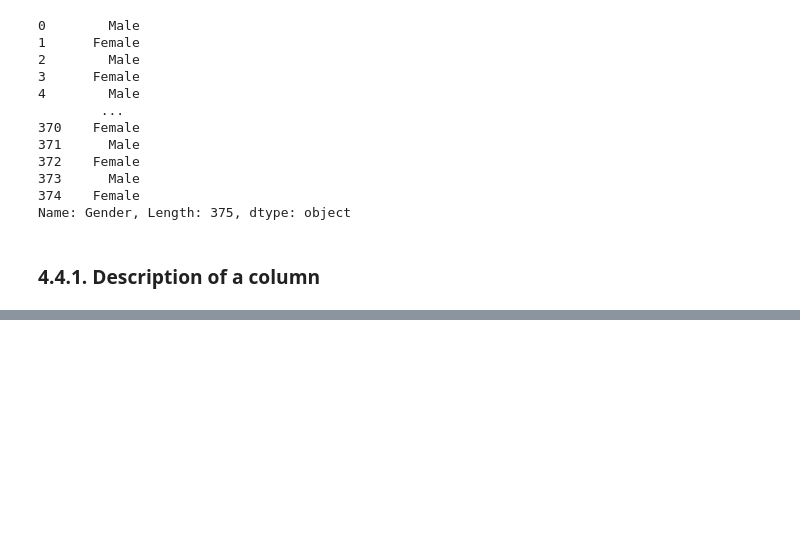
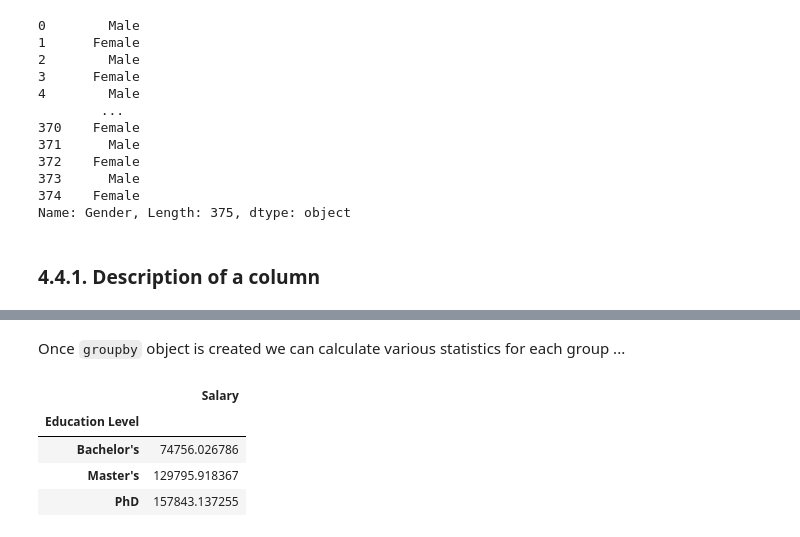
Before and after one commit to MYTE21/AI.Ultron, a Jupyter notebook: (1) Introduction to NN/(1.1) Python for Data Analysis/(1.1.1) Python for Data Analysis.ipynb, the cells around one changed output, grey strips where cells are left out. Drawn from its saved outputs; the diff is of its cells as text; code cells hidden in the pictures; blank space fills up the shorter version.

```diff
--- a/(1) Introduction to NN/(1.1) Python for Data Analysis/(1.1.1) Python for Data Analysis.ipynb
+++ b/(1) Introduction to NN/(1.1) Python for Data Analysis/(1.1.1) Python for Data Analysis.ipynb
@@ -295,0 +336,11 @@ Name: Gender, Length: 375, dtype: object
+# %% [markdown]
+Once `groupby` object is created we can calculate various statistics for each group ...
+# %%
+# Calculate mean Salary for each Education Level
+df.groupby("Education Level")[["Salary"]].mean()
+# %% [output]
+|  | Salary |
+| Education Level |  |
+| Bachelor's | 74756.026786 |
+| Master's | 129795.918367 |
+| PhD | 157843.137255 |
```
Also changed, not shown: parts of 18 cells of this notebook.
